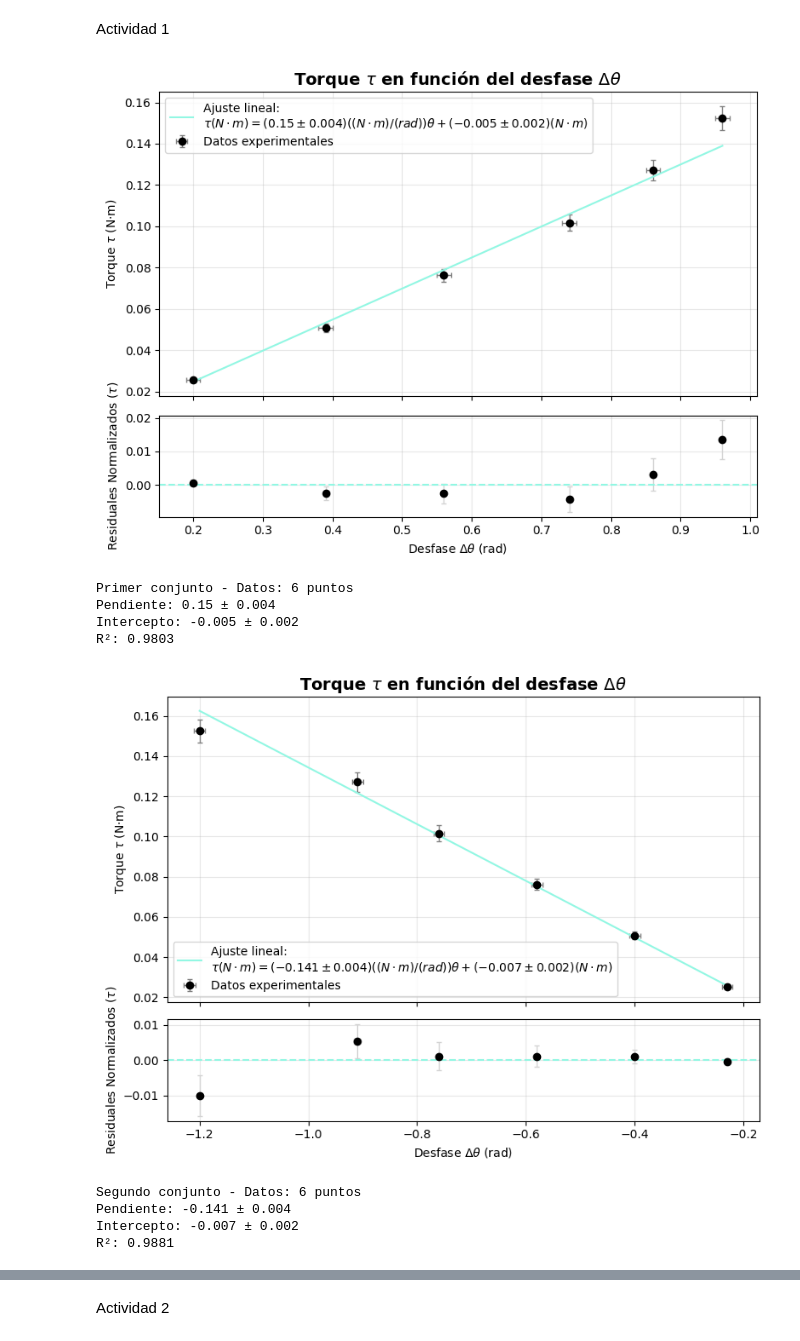
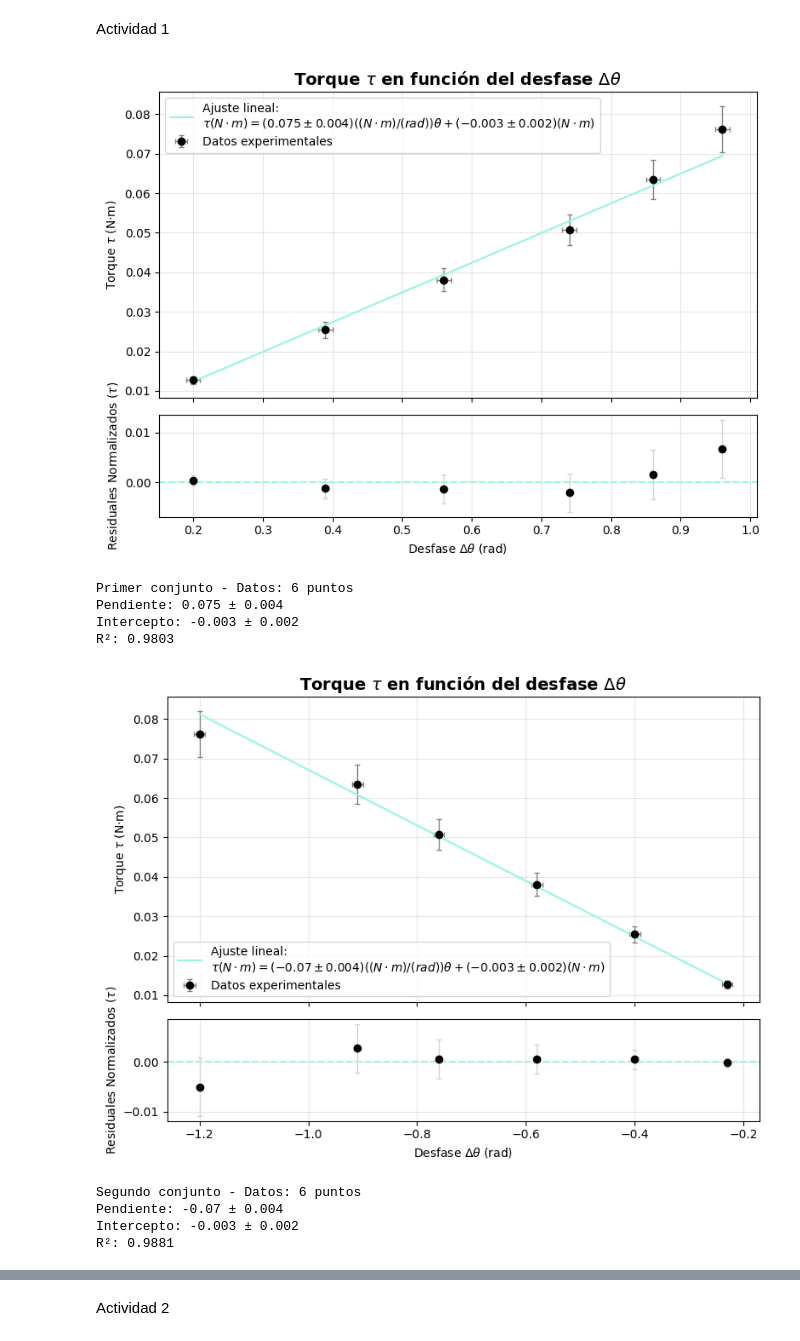
Before and after one commit to JessiDaniL/intermedio_cata_dani, a Jupyter notebook: actividad_4.ipynb, the cells around one changed output, grey strips where cells are left out. Cells and saved outputs as stored; diff of their text form; code cells hidden in the pictures.

```diff
--- a/actividad_4.ipynb
+++ b/actividad_4.ipynb
@@ -154,7 +154,9 @@ masa1, des1 = masa1[mask1], des1[mask1]
 masa2, des2 = masa2[mask2], des2[mask2]
 
 des_in = 0.01
-r = 0.0259  # radio en metros
+#r = 0.0259   radio en metros
+
+r = 1.295/100 #radio en metros
 r_in = 0.001  # incertidumbre en metros
 
 # Calcular tau e incertidumbre
@@ -218,40 +220,40 @@ def fit_and_plot(ax1, ax2, x, y, yerr, title):
     ax2.axhline(0, color="#92F7E3", linestyle="--")
     ax2.set_xlabel(r"Desfase $\Delta \theta$ (rad)")
     ax2.set_ylabel(r"Residuales Normalizados ($\tau$)")
     ax2.grid(True, alpha=0.3)
 
     return m_val, m_err, b_val, b_err, r2
 
 # Crear figura y graficar PRIMER conjunto
 fig, (ax1, ax2) = plt.subplots(2, 1, figsize=(8, 6), sharex=True,
                               gridspec_kw={'height_ratios': [3, 1]})
 m1, m_err1, b1, b_err1, r2_1 = fit_and_plot(ax1, ax2, des1, tau1, in_tau1, r"Torque $\tau$ en función del desfase $\Delta \theta$")
 plt.tight_layout()
 plt.show()
 
 print(f"Primer conjunto - Datos: {len(des1)} puntos")
 print(f"Pendiente: {m1} ± {m_err1}")
 print(f"Intercepto: {b1} ± {b_err1}")
 print(f"R²: {r2_1:.4f}")
 
 # Crear figura y graficar SEGUNDO conjunto
 fig, (ax1, ax2) = plt.subplots(2, 1, figsize=(8, 6), sharex=True, gridspec_kw={'height_ratios': [3, 1]})
 m2, m_err2, b2, b_err2, r2_2 = fit_and_plot(ax1, ax2, des2, tau2, in_tau2, r"Torque $\tau$ en función del desfase $\Delta \theta$")
 plt.tight_layout()
 plt.show()
 
 print(f"\nSegundo conjunto - Datos: {len(des2)} puntos")
 print(f"Pendiente: {m2} ± {m_err2}")
 print(f"Intercepto: {b2} ± {b_err2}")
 print(f"R²: {r2_2:.4f}")
 # %% [output]
-[figure, old version]
+[figure, new version]
 Primer conjunto - Datos: 6 puntos
-Pendiente: 0.15 ± 0.004
-Intercepto: -0.005 ± 0.002
+Pendiente: 0.075 ± 0.004
+Intercepto: -0.003 ± 0.002
 R²: 0.9803
-[figure, old version]
+[figure, new version]
 Segundo conjunto - Datos: 6 puntos
-Pendiente: -0.141 ± 0.004
-Intercepto: -0.007 ± 0.002
+Pendiente: -0.07 ± 0.004
+Intercepto: -0.003 ± 0.002
 R²: 0.9881
```
Also changed, not shown: parts of 2 cells of this notebook, 3 other files.
